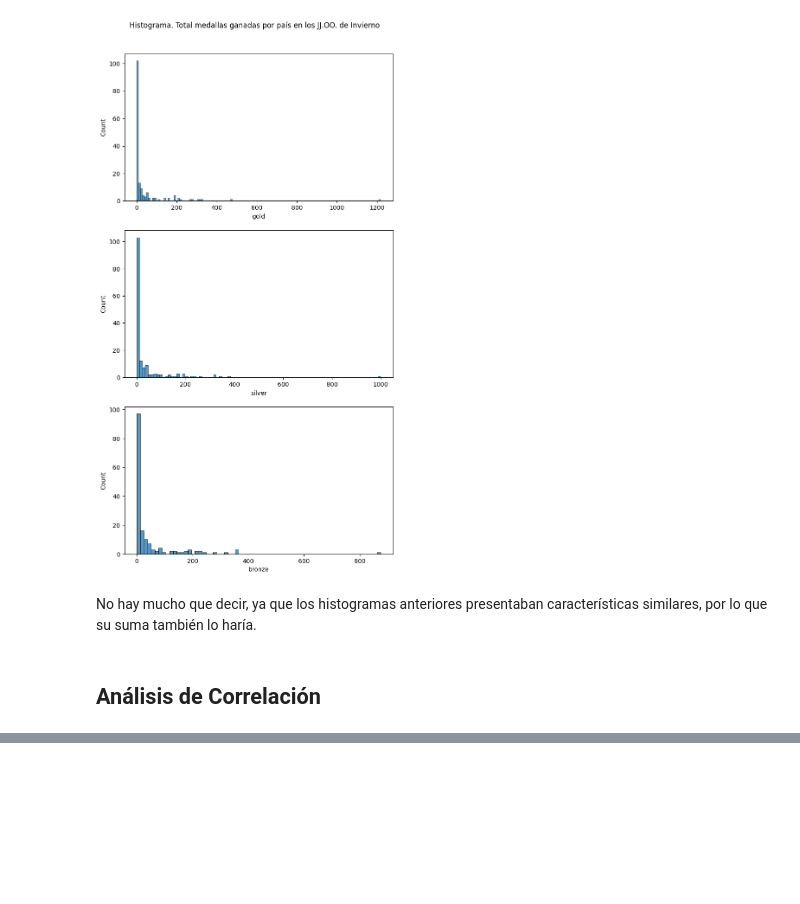
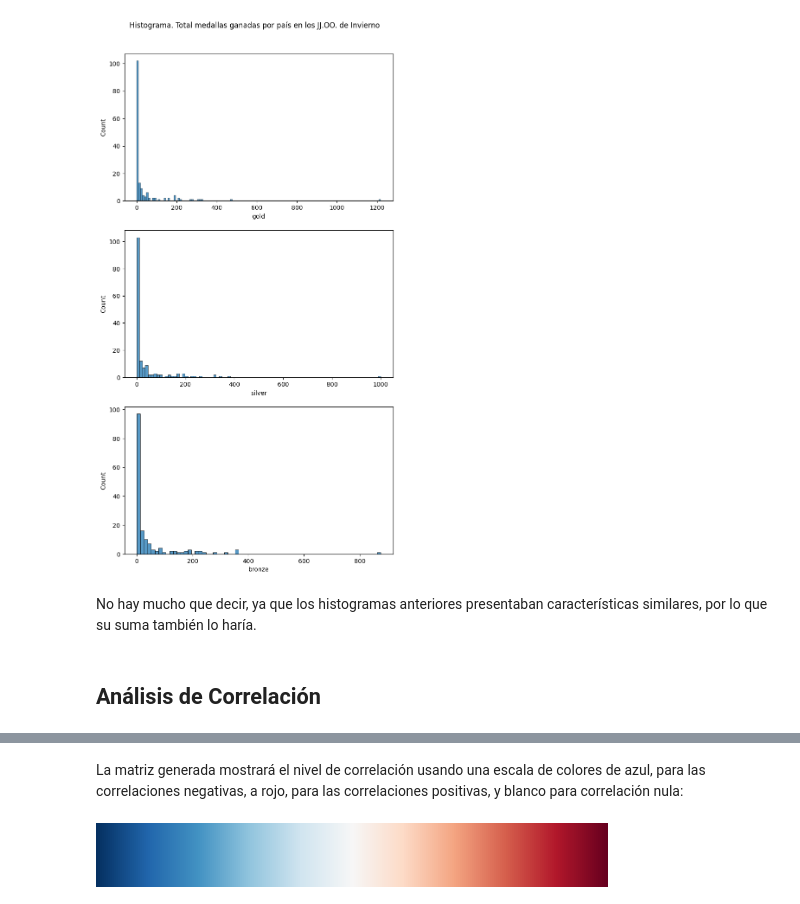
Before and after one commit to leodan52/OlympicMedalsByCountry, a Jupyter notebook: 01-Analisis_estadistico_descriptivo.ipynb, the cells around one changed output, grey strips where cells are left out. Saved outputs shown, nothing was run; the diff lists cells and outputs as text; code cells hidden in the pictures; blank space fills up the shorter version.

Commit message:
Agregado analisis de correlación en Analisis descriptivo

```diff
--- a/01-Analisis_estadistico_descriptivo.ipynb
+++ b/01-Analisis_estadistico_descriptivo.ipynb
@@ -409,0 +424,6 @@ No hay mucho que decir, ya que los histogramas anteriores presentaban caracterí
+# %% [markdown]
+La matriz generada mostrará el nivel de correlación usando una escala de colores de azul, para las correlaciones negativas, a rojo, para las correlaciones positivas, y blanco para correlación nula:
+# %%
+sns.color_palette("RdBu_r", as_cmap=True)
+# %% [output]
+[figure, added]
```
Also changed, not shown: parts of 33 cells of this notebook.
